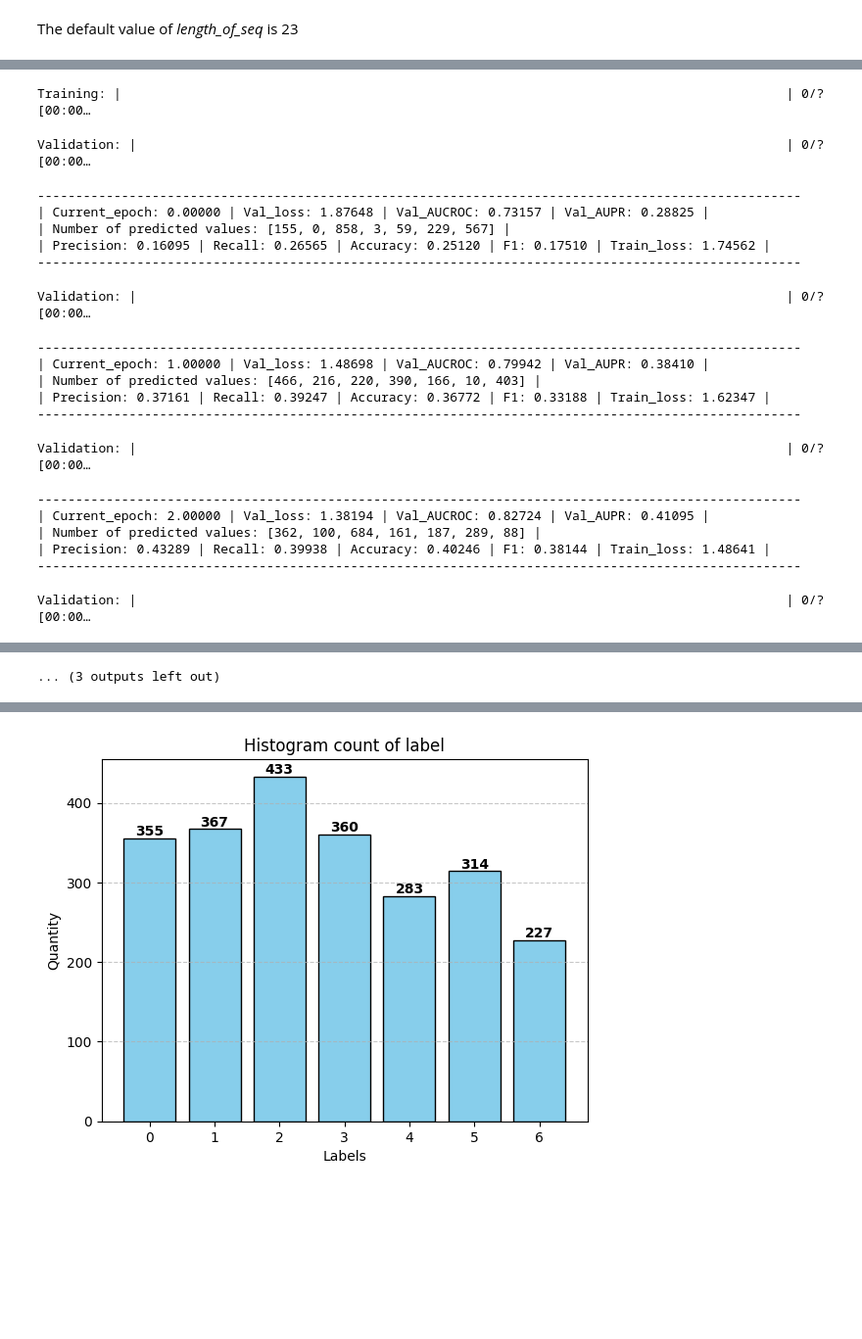
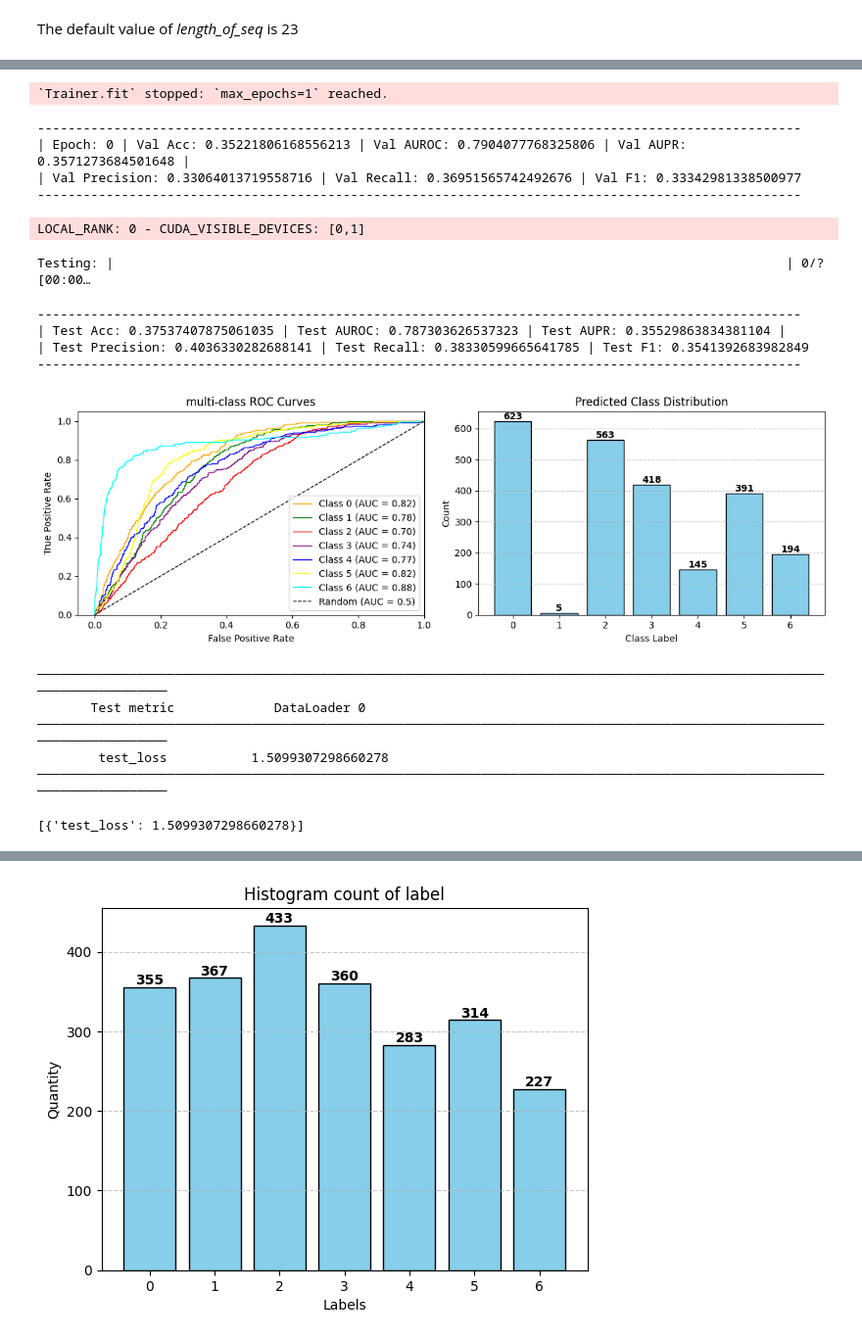
Before and after one commit to autosome-imtf/MPRA-MNIST, a Jupyter notebook: examples/EvfratovDataset_example.ipynb, the cells around one changed output, grey strips where cells are left out. Shown at 98% size. Saved outputs shown, nothing was run; the diff lists cells and outputs as text; code cells hidden in the pictures; blank space fills up the shorter version.

Commit message:
added downloading data and simple examples

```diff
--- a/examples/EvfratovDataset_example.ipynb
+++ b/examples/EvfratovDataset_example.ipynb
@@ -359,0 +95,27 @@ class Seq1Model(L.LightningModule):
+# %%
+model = HumanLegNet(in_ch=in_channels,
+                     output_dim = N_CLASSES,
+                     stem_ch=64,
+                     stem_ks=11,
+                     ef_ks=9,
+                     ef_block_sizes=[80, 96, 112, 128],
+                     pool_sizes=[2,2,2,2],
+                     resize_factor=4)
+model.apply(initialize_weights)
+
+seq_model = LitModel_Evfratov(model = model,
+                           loss = nn.CrossEntropyLoss(),
+                           n_classes = N_CLASSES,
+                           weight_decay = 1e-1, lr = 1e-2, print_each = 1)
+# %%
+# Initialize a trainer
+trainer = L.Trainer(
+    accelerator="gpu",
+    devices=[0],
+    max_epochs=1,
+    gradient_clip_val=1,
+    precision='16-mixed',
+    enable_progress_bar = True,
+    num_sanity_val_steps=0,
+    enable_model_summary=False
+)
@@ -360,16 +128,7 @@ class Seq1Model(L.LightningModule):
 # %%
-seq_model = Seq1Model(in_ch = in_channels, out_ch = N_CLASSES, lr = 1e-2)
-
-# Initialize a trainer
-trainer = L.Trainer(
-    accelerator="gpu",
-    devices=[0],
-    max_epochs=5,
-    gradient_clip_val=1,
-    precision='16-mixed',
-    enable_progress_bar = True,
-)
-
 # Train the model
-trainer.fit(seq_model)
+trainer.fit(seq_model,
+            train_dataloaders = train_loader,
+            val_dataloaders = val_loader)
+trainer.test(seq_model, dataloaders = test_loader)
 # %% [output]
@@ -400,20 +139,18 @@ Sanity Checking: |
-Training: |                                                                                       | 0/? [00:00…
+`Trainer.fit` stopped: `max_epochs=1` reached.
-Validation: |                                                                                     | 0/? [00:00…
+----------------------------------------------------------------------------------------------------
+| Epoch: 0 | Val Acc: 0.35221806168556213 | Val AUROC: 0.7904077768325806 | Val AUPR: 0.3571273684501648 |
+| Val Precision: 0.33064013719558716 | Val Recall: 0.36951565742492676 | Val F1: 0.33342981338500977
+----------------------------------------------------------------------------------------------------
-----------------------------------------------------------------------------------------------------
-| Current_epoch: 0.00000 | Val_loss: 1.87648 | Val_AUCROC: 0.73157 | Val_AUPR: 0.28825 |
-| Number of predicted values: [155, 0, 858, 3, 59, 229, 567] |
-| Precision: 0.16095 | Recall: 0.26565 | Accuracy: 0.25120 | F1: 0.17510 | Train_loss: 1.74562 |
-----------------------------------------------------------------------------------------------------
+LOCAL_RANK: 0 - CUDA_VISIBLE_DEVICES: [0,1]
-Validation: |                                                                                     | 0/? [00:00…
+Testing: |                                                                                        | 0/? [00:00…
 ----------------------------------------------------------------------------------------------------
-| Current_epoch: 1.00000 | Val_loss: 1.48698 | Val_AUCROC: 0.79942 | Val_AUPR: 0.38410 |
-| Number of predicted values: [466, 216, 220, 390, 166, 10, 403] |
-| Precision: 0.37161 | Recall: 0.39247 | Accuracy: 0.36772 | F1: 0.33188 | Train_loss: 1.62347 |
+| Test Acc: 0.37537407875061035 | Test AUROC: 0.787303626537323 | Test AUPR: 0.35529863834381104 |
+| Test Precision: 0.4036330282688141 | Test Recall: 0.38330599665641785 | Test F1: 0.3541392683982849
 ----------------------------------------------------------------------------------------------------
+[figure, added]
-Validation: |                                                                                     | 0/? [00:00…
+────────────────────────────────────────────────────────────────────────────────────────────────────────────────────────
+       Test metric             DataLoader 0
+────────────────────────────────────────────────────────────────────────────────────────────────────────────────────────
+        test_loss           1.5099307298660278
+────────────────────────────────────────────────────────────────────────────────────────────────────────────────────────
-----------------------------------------------------------------------------------------------------
-| Current_epoch: 2.00000 | Val_loss: 1.38194 | Val_AUCROC: 0.82724 | Val_AUPR: 0.41095 |
-| Number of predicted values: [362, 100, 684, 161, 187, 289, 88] |
-| Precision: 0.43289 | Recall: 0.39938 | Accuracy: 0.40246 | F1: 0.38144 | Train_loss: 1.48641 |
-----------------------------------------------------------------------------------------------------
+[{'test_loss': 1.5099307298660278}]
-Validation: |                                                                                     | 0/? [00:00…
@@ -425 +156,0 @@ Validation: |
-... (3 outputs left out)
```
Also changed, not shown: parts of 21 cells of this notebook, 30 other files.
